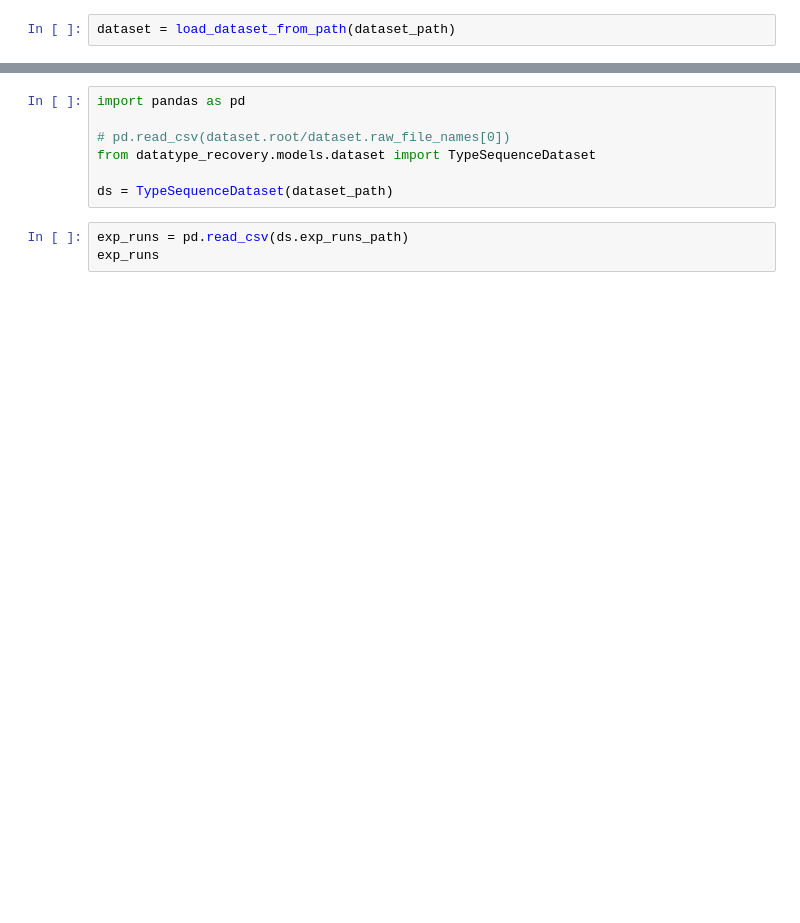
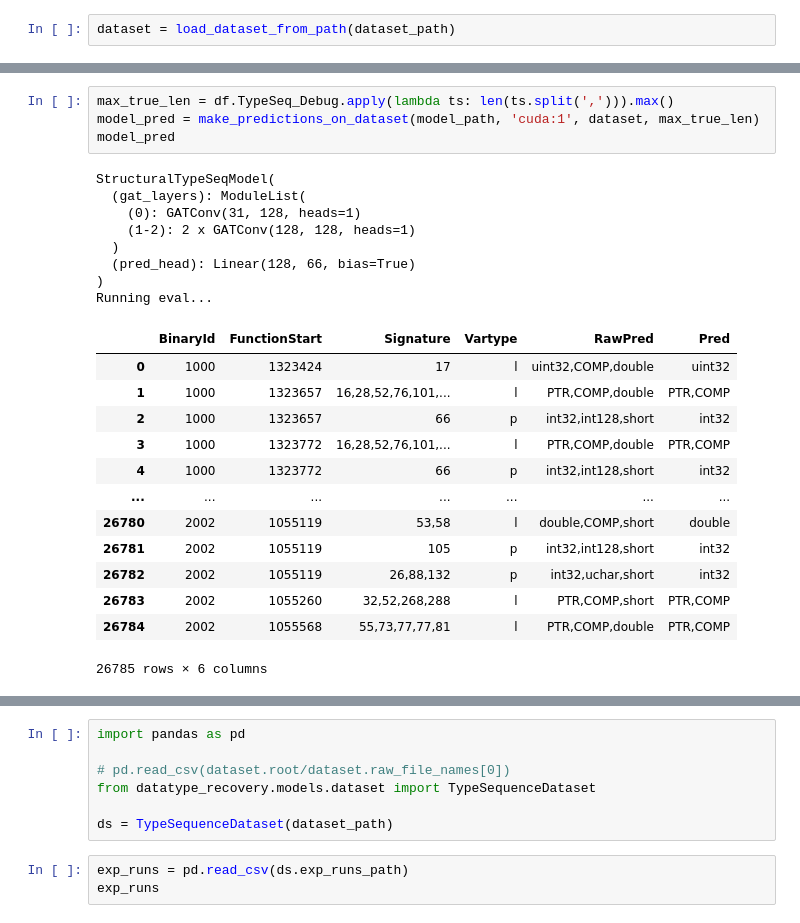
Before and after one commit to lasserre/datatype-recovery-experiments, a Jupyter notebook: notebooks/eval.ipynb, the cells around one changed output, grey strips where cells are left out. Saved outputs shown, nothing was run; the diff lists cells and outputs as text; blank space fills up the shorter version.

```diff
--- a/notebooks/eval.ipynb
+++ b/notebooks/eval.ipynb
@@ -84,0 +145,26 @@ dataset = load_dataset_from_path(dataset_path)
+# %%
+max_true_len = df.TypeSeq_Debug.apply(lambda ts: len(ts.split(','))).max()
+model_pred = make_predictions_on_dataset(model_path, 'cuda:1', dataset, max_true_len)
+model_pred
+# %% [output]
+StructuralTypeSeqModel(
+  (gat_layers): ModuleList(
+    (0): GATConv(31, 128, heads=1)
+    (1-2): 2 x GATConv(128, 128, heads=1)
+  )
+  (pred_head): Linear(128, 66, bias=True)
+)
+Running eval...
+|  | BinaryId | FunctionStart | Signature | Vartype | RawPred | Pred |
+| 0 | 1000 | 1323424 | 17 | l | uint32,COMP,double | uint32 |
+| 1 | 1000 | 1323657 | 16,28,52,76,101,... | l | PTR,COMP,double | PTR,COMP |
+| 2 | 1000 | 1323657 | 66 | p | int32,int128,short | int32 |
+| 3 | 1000 | 1323772 | 16,28,52,76,101,... | l | PTR,COMP,double | PTR,COMP |
+| 4 | 1000 | 1323772 | 66 | p | int32,int128,short | int32 |
+| ... | ... | ... | ... | ... | ... | ... |
+| 26780 | 2002 | 1055119 | 53,58 | l | double,COMP,short | double |
+| 26781 | 2002 | 1055119 | 105 | p | int32,int128,short | int32 |
+| 26782 | 2002 | 1055119 | 26,88,132 | p | int32,uchar,short | int32 |
+| 26783 | 2002 | 1055260 | 32,52,268,288 | l | PTR,COMP,short | PTR,COMP |
+| 26784 | 2002 | 1055568 | 55,73,77,77,81 | l | PTR,COMP,double | PTR,COMP |
+26785 rows × 6 columns
```
Also changed, not shown: parts of 16 cells of this notebook, 2 other files.
